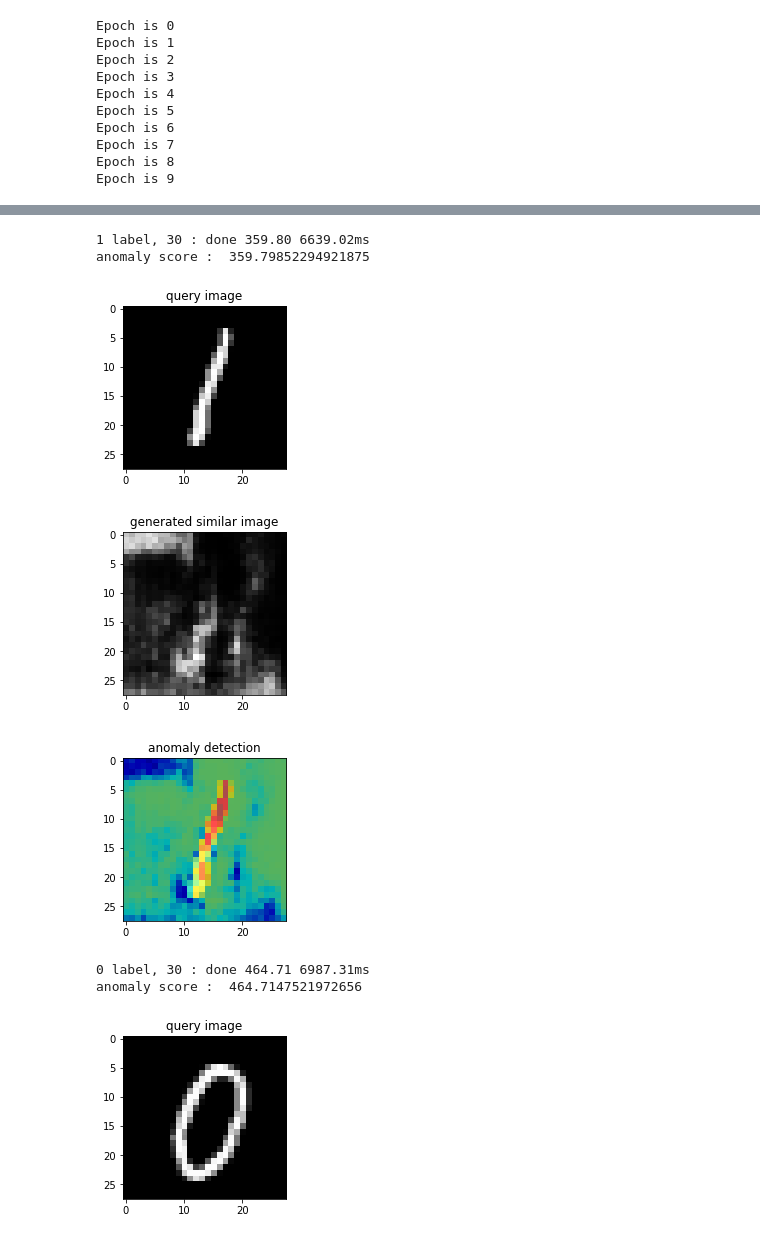
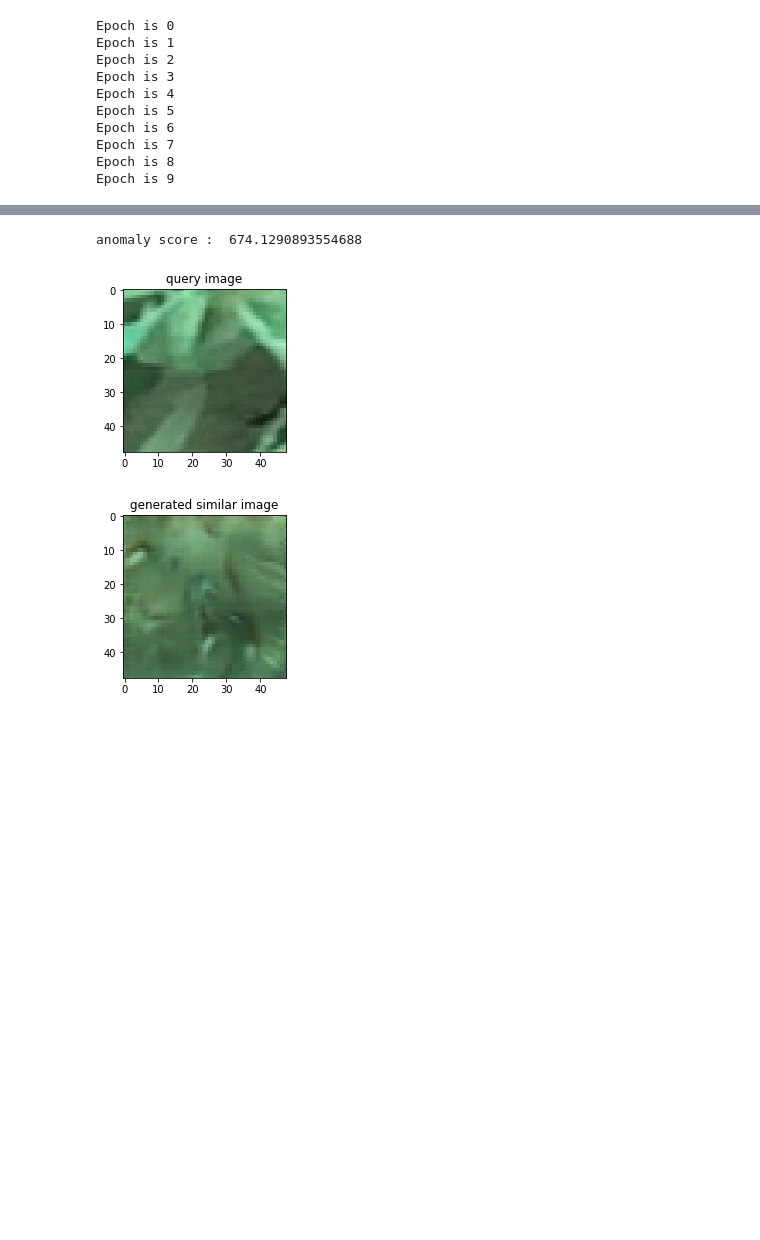
Before and after one commit to MaestriaElectronicaTEC/adversarial-anomaly-detector, a Jupyter notebook: models/anogan/AnoGAN.ipynb, the cells around one changed output, grey strips where cells are left out. Drawn from its saved outputs; the diff is of its cells as text; code cells hidden in the pictures; blank space fills up the shorter version.

```diff
--- a/models/anogan/AnoGAN.ipynb
+++ b/models/anogan/AnoGAN.ipynb
@@ -64,56 +83,37 @@ plt.show()
 
 def anomaly_detection(test_img, g=None, d=None):
     model = anogan.anomaly_detector(g=g, d=d)
-    ano_score, similar_img = anogan.compute_anomaly_score(model, test_img.reshape(1, 28, 28, 1), iterations=500, d=d)
+    ano_score, similar_img = anogan.compute_anomaly_score(model, test_img.reshape(1, 48, 48, 3), iterations=500, d=d)
 
     # anomaly area, 255 normalization
-    np_residual = test_img.reshape(28,28,1) - similar_img.reshape(28,28,1)
+    np_residual = test_img.reshape(48,48,3) - similar_img.reshape(48,48,3)
     np_residual = (np_residual + 2)/4
 
     np_residual = (255*np_residual).astype(np.uint8)
-    original_x = (test_img.reshape(28,28,1)*127.5+127.5).astype(np.uint8)
-    similar_x = (similar_img.reshape(28,28,1)*127.5+127.5).astype(np.uint8)
+    original_x = (test_img.reshape(48,48,3)*255).astype(np.uint8)
+    similar_x = (similar_img.reshape(48,48,3)*255).astype(np.uint8)
 
-    original_x_color = cv2.cvtColor(original_x, cv2.COLOR_GRAY2BGR)
-    residual_color = cv2.applyColorMap(np_residual, cv2.COLORMAP_JET)
-    show = cv2.addWeighted(original_x_color, 0.3, residual_color, 0.7, 0.)
-
-    return ano_score, original_x, similar_x, show
+    return ano_score, original_x, similar_x
 # %%
-def anomaly_evaluation(test_img, label_idx, img_idx):
+def anomaly_evaluation(test_img):
     start = cv2.getTickCount()
-    score, qurey, pred, diff = anomaly_detection(test_img)
+    score, qurey, pred = anomaly_detection(test_img)
     time = (cv2.getTickCount() - start) / cv2.getTickFrequency() * 1000
-    print ('%d label, %d : done'%(label_idx, img_idx), '%.2f'%score, '%.2fms'%time)
 
     ## matplot view
     plt.figure(1, figsize=(3, 3))
     plt.title('query image')
-    plt.imshow(qurey.reshape(28,28), cmap=plt.cm.gray)
+    plt.imshow(qurey.reshape(48,48,3), cmap=plt.cm.gray)
 
     print("anomaly score : ", score)
     plt.figure(2, figsize=(3, 3))
     plt.title('generated similar image')
-    plt.imshow(pred.reshape(28,28), cmap=plt.cm.gray)
-
-    plt.figure(3, figsize=(3, 3))
-    plt.title('anomaly detection')
-    plt.imshow(cv2.cvtColor(diff,cv2.COLOR_BGR2RGB))
-    plt.show()
+    plt.imshow(pred.reshape(48,48,3), cmap=plt.cm.gray)
 # %%
 ### compute anomaly score - sample from test set
-test_img = X_test_original[y_test==1][30]
-anomaly_evaluation(test_img, 1, 30)
-
-### compute anomaly score - sample from strange image
-test_img = X_test_original[y_test==0][30]
-anomaly_evaluation(test_img, 0, 30)
+test_img = X_test_original[38]
+anomaly_evaluation(np.array([test_img]))
 # %% [output]
-1 label, 30 : done 359.80 6639.02ms
-anomaly score :  359.79852294921875
+anomaly score :  674.1290893554688
-[figure, old version]
+[figure, new version]
-[figure, old version]
+[figure, new version]
-[figure, removed]
-0 label, 30 : done 464.71 6987.31ms
-anomaly score :  464.7147521972656
-[figure, removed]
```
Also changed, not shown: parts of 7 cells of this notebook, 1 other file.
